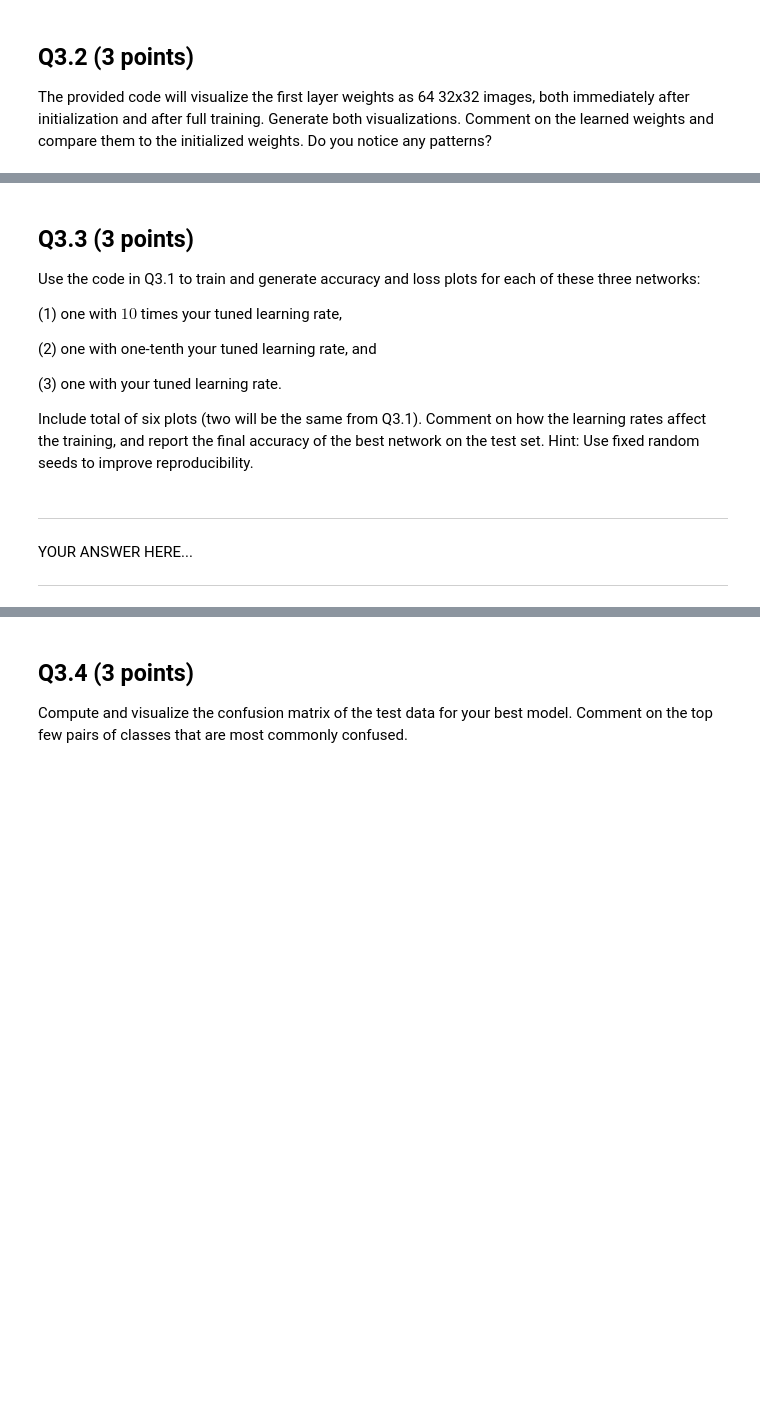
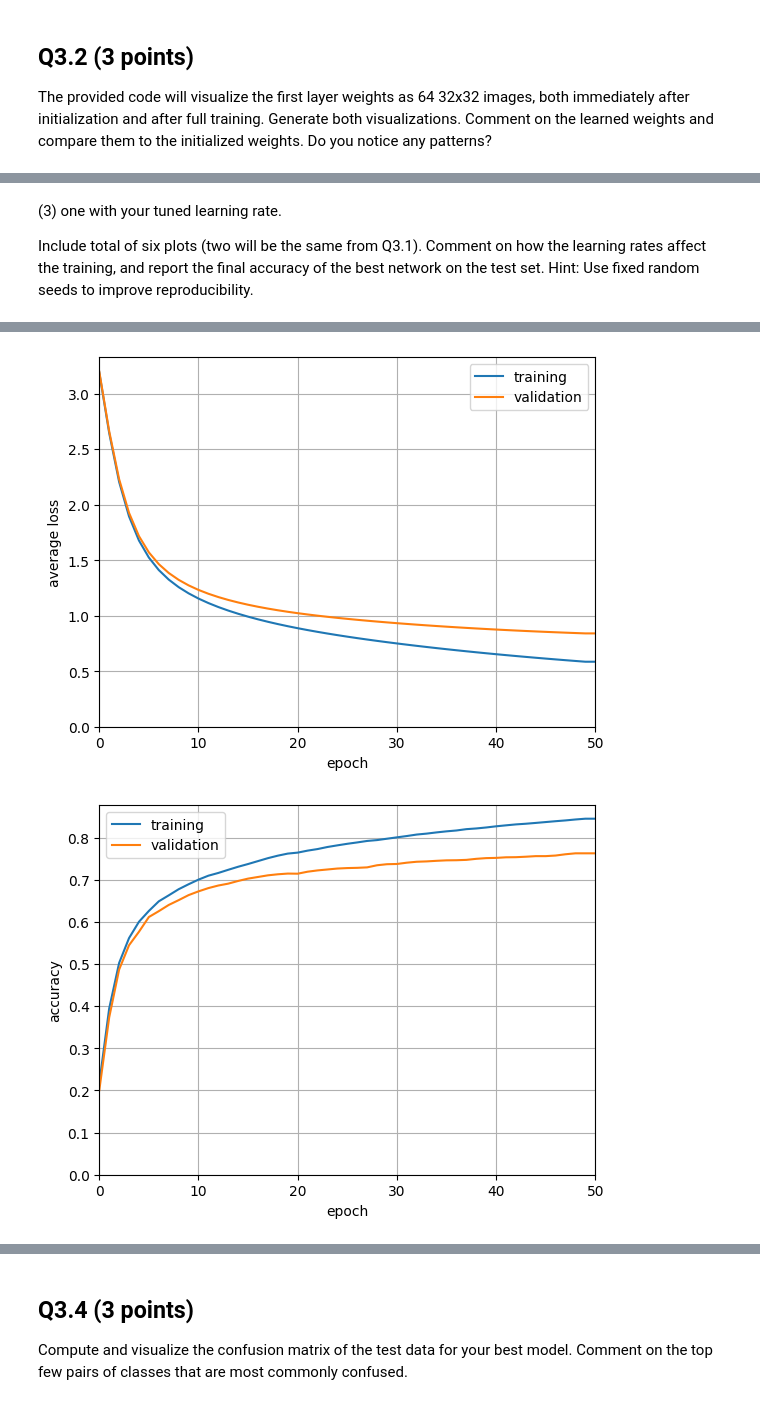
Before and after one commit to PAOK-2001/ComputerVision-16720, a Jupyter notebook: hw5/HW5_NeuralNetworks.ipynb, the cells around one changed output, grey strips where cells are left out. Drawn from its saved outputs; the diff is of its cells as text; code cells hidden in the pictures; blank space fills up the shorter version.

```diff
--- a/hw5/HW5_NeuralNetworks.ipynb
+++ b/hw5/HW5_NeuralNetworks.ipynb
@@ -804,12 +887,4 @@ YOUR ANSWER HERE...
 # %% [markdown]
-## Q3.3 (3 points)
-
-Use the code in Q3.1 to train and generate accuracy and loss plots for each of these three networks:
-
-(1) one with $10$ times your tuned learning rate,
-
-(2) one with one-tenth your tuned learning rate, and
-
 (3) one with your tuned learning rate.
 
 Include total of six plots (two will be the same from Q3.1). Comment on how the learning rates affect the training, and report the final accuracy of the best network on the test set. Hint: Use fixed random seeds to improve reproducibility.
@@ -821,6 +891,4 @@ Include total of six plots (two will be the same from Q3.1). Comment on how the
-# %% [markdown]
----
-
-YOUR ANSWER HERE...
-
----
+# %%
+train_loss, valid_loss, train_acc, valid_acc, test_acc, params  = train_nist(learning_rate=choosen_lr)
+plot_losses((train_loss, valid_loss, train_acc, valid_acc, test_acc))
+# %% [output]
@@ -826,0 +912,2 @@ YOUR ANSWER HERE...
+[figure, added]
+[figure, added]
```
Also changed, not shown: parts of 23 cells of this notebook.
